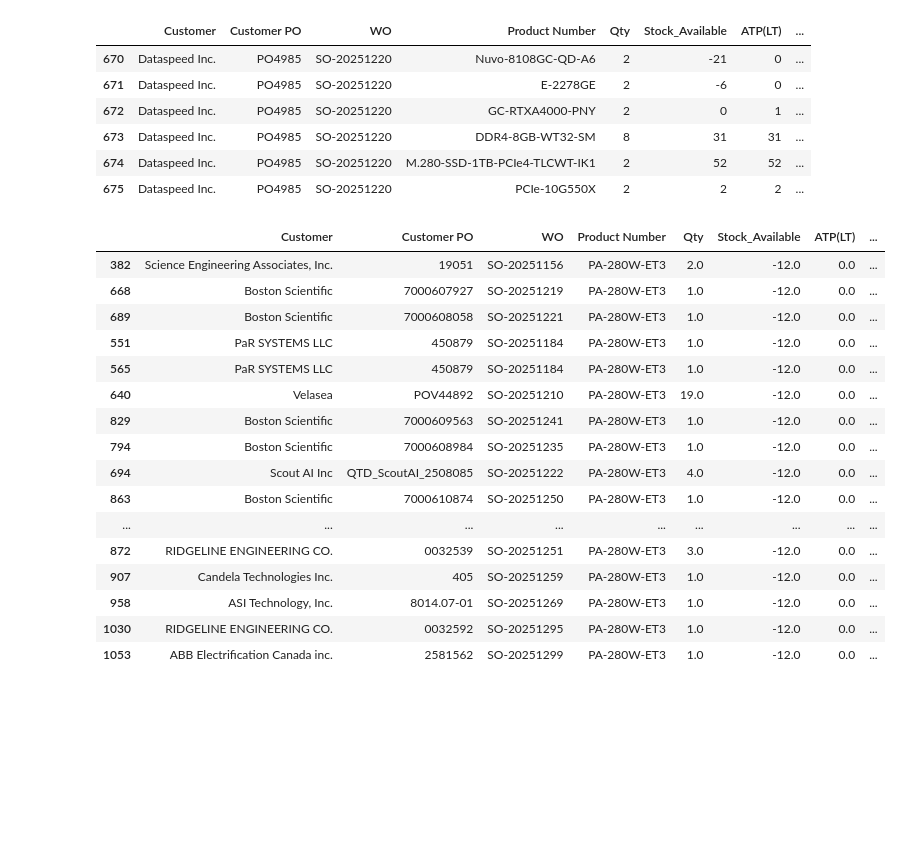
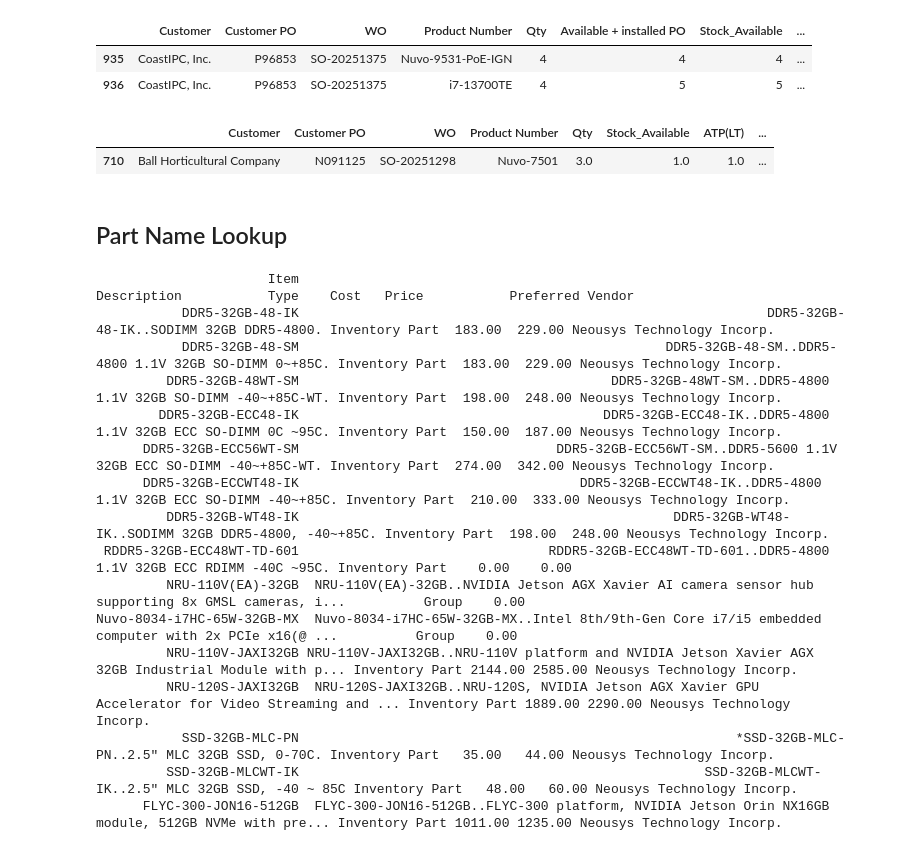
Before and after one commit to playoung2818/ERP_System, a Jupyter notebook: ERP_Dashboard.ipynb, the cells around one changed output. Drawn from its saved outputs; the diff is of its cells as text; code cells hidden in the pictures; blank space fills up the shorter version.

```diff
--- a/ERP_Dashboard.ipynb
+++ b/ERP_Dashboard.ipynb
@@ -1,26 +60,21 @@
 # %%
-import os
-import pandas as pd
-from sqlalchemy import create_engine
 
-# 1. Build engine
-DATABASE_DSN = (
-    "postgresql://postgres.avcznjglmqhmzqtsrlfg:Czheyuan0227@"
-    "aws-0-us-east-2.pooler.supabase.com:6543/postgres?sslmode=require"
-)
-engine = create_engine(DATABASE_DSN, pool_pre_ping=True)
-
-# 2. Read entire table
+# Read entire table
 df = pd.read_sql_table("wo_structured", con=engine, schema="public")
 
 ERP_df= df[['Customer', 'Customer PO', 'WO', 'Product Number', 'Qty',
-                               'Stock_Available', 'ATP(LT)', 'In Stock(Inventory)', 'On Hand', 'On Sales Order', 'On PO', 'Component_Status', 'Lead Time', 'Picked']]
+                              "Available + installed PO", 'Stock_Available', 'ATP(LT)', 'In Stock(Inventory)', 'On Hand', 'On Sales Order', 'On PO',  'Lead Time', 'Picked']]
+
+ERP_df = ERP_df.copy()
+ERP_df['SO_Status'] = np.where(
+    ERP_df['Stock_Available'] < 0, 'Shortage', 'Available'
+)
 
 
 
 ERP_df.loc[:, "Lead Time"] = pd.to_datetime(ERP_df["Lead Time"]).dt.date
 
-filtered_df = ERP_df[ERP_df['WO'] == 'SO-20251220']
+filtered_df = ERP_df[ERP_df['WO'] == 'SO-20251375']
 
 # filtered_df = ERP_df[ERP_df['Customer'] == 'Aerflite Canada Inc.']
 
@@ -28,10 +82,10 @@ filtered_df = ERP_df[ERP_df['WO'] == 'SO-20251220']
 # Apply styling
 styled = (
     filtered_df.style
-    .map(lambda v: 'background-color: red; color: white' if v == 'Shortage' else '', subset='Component_Status')
+    .map(lambda v: 'background-color: red; color: white' if v == 'Shortage' else '', subset='SO_Status')
     .set_table_styles([
             {
-                'selector': 'th.col_heading.level0.col' + str(filtered_df.columns.get_loc('Stock_Available')),
+                'selector': 'th.col_heading.level0.col' + str(filtered_df.columns.get_loc('Available + installed PO')),
                 'props': [('background-color', 'orange'), ('color', 'black')]
             }
         ])
@@ -41,31 +95,34 @@ styled = (
 # Display the styled DataFrame
 display(styled)
 # %% [output]
-|  | Customer | Customer PO | WO | Product Number | Qty | Stock_Available | ATP(LT) | ... |
-| 670 | Dataspeed Inc. | PO4985 | SO-20251220 | Nuvo-8108GC-QD-A6 | 2 | -21 | 0 | ... |
-| 671 | Dataspeed Inc. | PO4985 | SO-20251220 | E-2278GE | 2 | -6 | 0 | ... |
-| 672 | Dataspeed Inc. | PO4985 | SO-20251220 | GC-RTXA4000-PNY | 2 | 0 | 1 | ... |
-| 673 | Dataspeed Inc. | PO4985 | SO-20251220 | DDR4-8GB-WT32-SM | 8 | 31 | 31 | ... |
-| 674 | Dataspeed Inc. | PO4985 | SO-20251220 | M.280-SSD-1TB-PCIe4-TLCWT-IK1 | 2 | 52 | 52 | ... |
-| 675 | Dataspeed Inc. | PO4985 | SO-20251220 | PCIe-10G550X | 2 | 2 | 2 | ... |
+|  | Customer | Customer PO | WO | Product Number | Qty | Available + installed PO | Stock_Available | ... |
+| 935 | CoastIPC, Inc. | P96853 | SO-20251375 | Nuvo-9531-PoE-IGN | 4 | 4 | 4 | ... |
+| 936 | CoastIPC, Inc. | P96853 | SO-20251375 | i7-13700TE | 4 | 5 | 5 | ... |
 # %%
-filtered_df = ERP_df[ERP_df['Product Number'] == 'PA-280W-ET3'].sort_values(by='Lead Time',ascending=True)
+filtered_df = ERP_df[ERP_df['Product Number'] == 'Nuvo-7501'].sort_values(by='Lead Time',ascending=True)
 filtered_df
 # %% [output]
 |  | Customer | Customer PO | WO | Product Number | Qty | Stock_Available | ATP(LT) | ... |
-| 382 | Science Engineering Associates, Inc. | 19051 | SO-20251156 | PA-280W-ET3 | 2.0 | -12.0 | 0.0 | ... |
-| 668 | Boston Scientific | 7000607927 | SO-20251219 | PA-280W-ET3 | 1.0 | -12.0 | 0.0 | ... |
-| 689 | Boston Scientific | 7000608058 | SO-20251221 | PA-280W-ET3 | 1.0 | -12.0 | 0.0 | ... |
-| 551 | PaR SYSTEMS LLC | 450879 | SO-20251184 | PA-280W-ET3 | 1.0 | -12.0 | 0.0 | ... |
-| 565 | PaR SYSTEMS LLC | 450879 | SO-20251184 | PA-280W-ET3 | 1.0 | -12.0 | 0.0 | ... |
-| 640 | Velasea | POV44892 | SO-20251210 | PA-280W-ET3 | 19.0 | -12.0 | 0.0 | ... |
-| 829 | Boston Scientific | 7000609563 | SO-20251241 | PA-280W-ET3 | 1.0 | -12.0 | 0.0 | ... |
-| 794 | Boston Scientific | 7000608984 | SO-20251235 | PA-280W-ET3 | 1.0 | -12.0 | 0.0 | ... |
-| 694 | Scout AI Inc | QTD_ScoutAI_2508085 | SO-20251222 | PA-280W-ET3 | 4.0 | -12.0 | 0.0 | ... |
-| 863 | Boston Scientific | 7000610874 | SO-20251250 | PA-280W-ET3 | 1.0 | -12.0 | 0.0 | ... |
-| ... | ... | ... | ... | ... | ... | ... | ... | ... |
-| 872 | RIDGELINE ENGINEERING CO. | 0032539 | SO-20251251 | PA-280W-ET3 | 3.0 | -12.0 | 0.0 | ... |
-| 907 | Candela Technologies Inc. | 405 | SO-20251259 | PA-280W-ET3 | 1.0 | -12.0 | 0.0 | ... |
-| 958 | ASI Technology, Inc. | 8014.07-01 | SO-20251269 | PA-280W-ET3 | 1.0 | -12.0 | 0.0 | ... |
-| 1030 | RIDGELINE ENGINEERING CO. | 0032592 | SO-20251295 | PA-280W-ET3 | 1.0 | -12.0 | 0.0 | ... |
-| 1053 | ABB Electrification Canada inc. | 2581562 | SO-20251299 | PA-280W-ET3 | 1.0 | -12.0 | 0.0 | ... |
+| 710 | Ball Horticultural Company | N091125 | SO-20251298 | Nuvo-7501 | 3.0 | 1.0 | 1.0 | ... |
+# %% [markdown]
+## Part Name Lookup
+# %%
+results = search_items("ddr5-32GB")
+print(results.to_string(index=False))
+# %% [output]
+                      Item                                                                                        Description           Type    Cost   Price           Preferred Vendor
+           DDR5-32GB-48-IK                                                            DDR5-32GB-48-IK..SODIMM 32GB DDR5-4800. Inventory Part  183.00  229.00 Neousys Technology Incorp.
+           DDR5-32GB-48-SM                                               DDR5-32GB-48-SM..DDR5-4800 1.1V 32GB SO-DIMM 0~+85C. Inventory Part  183.00  229.00 Neousys Technology Incorp.
+         DDR5-32GB-48WT-SM                                        DDR5-32GB-48WT-SM..DDR5-4800 1.1V 32GB SO-DIMM -40~+85C-WT. Inventory Part  198.00  248.00 Neousys Technology Incorp.
+        DDR5-32GB-ECC48-IK                                       DDR5-32GB-ECC48-IK..DDR5-4800 1.1V 32GB ECC SO-DIMM 0C ~95C. Inventory Part  150.00  187.00 Neousys Technology Incorp.
+      DDR5-32GB-ECC56WT-SM                                 DDR5-32GB-ECC56WT-SM..DDR5-5600 1.1V 32GB ECC SO-DIMM -40~+85C-WT. Inventory Part  274.00  342.00 Neousys Technology Incorp.
+      DDR5-32GB-ECCWT48-IK                                    DDR5-32GB-ECCWT48-IK..DDR5-4800 1.1V 32GB ECC SO-DIMM -40~+85C. Inventory Part  210.00  333.00 Neousys Technology Incorp.
+         DDR5-32GB-WT48-IK                                                DDR5-32GB-WT48-IK..SODIMM 32GB DDR5-4800, -40~+85C. Inventory Part  198.00  248.00 Neousys Technology Incorp.
+ RDDR5-32GB-ECC48WT-TD-601                                RDDR5-32GB-ECC48WT-TD-601..DDR5-4800 1.1V 32GB ECC RDIMM -40C ~95C. Inventory Part    0.00    0.00
+         NRU-110V(EA)-32GB  NRU-110V(EA)-32GB..NVIDIA Jetson AGX Xavier AI camera sensor hub supporting 8x GMSL cameras, i...          Group    0.00
+Nuvo-8034-i7HC-65W-32GB-MX  Nuvo-8034-i7HC-65W-32GB-MX..Intel 8th/9th-Gen Core i7/i5 embedded computer with 2x PCIe x16(@ ...          Group    0.00
+         NRU-110V-JAXI32GB NRU-110V-JAXI32GB..NRU-110V platform and NVIDIA Jetson Xavier AGX 32GB Industrial Module with p... Inventory Part 2144.00 2585.00 Neousys Technology Incorp.
+         NRU-120S-JAXI32GB  NRU-120S-JAXI32GB..NRU-120S, NVIDIA Jetson AGX Xavier GPU Accelerator for Video Streaming and ... Inventory Part 1889.00 2290.00 Neousys Technology Incorp.
+           SSD-32GB-MLC-PN                                                        *SSD-32GB-MLC-PN..2.5" MLC 32GB SSD, 0-70C. Inventory Part   35.00   44.00 Neousys Technology Incorp.
+         SSD-32GB-MLCWT-IK                                                    SSD-32GB-MLCWT-IK..2.5" MLC 32GB SSD, -40 ~ 85C Inventory Part   48.00   60.00 Neousys Technology Incorp.
+      FLYC-300-JON16-512GB  FLYC-300-JON16-512GB..FLYC-300 platform, NVIDIA Jetson Orin NX16GB module, 512GB NVMe with pre... Inventory Part 1011.00 1235.00 Neousys Technology Incorp.
```
Also changed, not shown: parts of 12 cells of this notebook, 4 other files.
